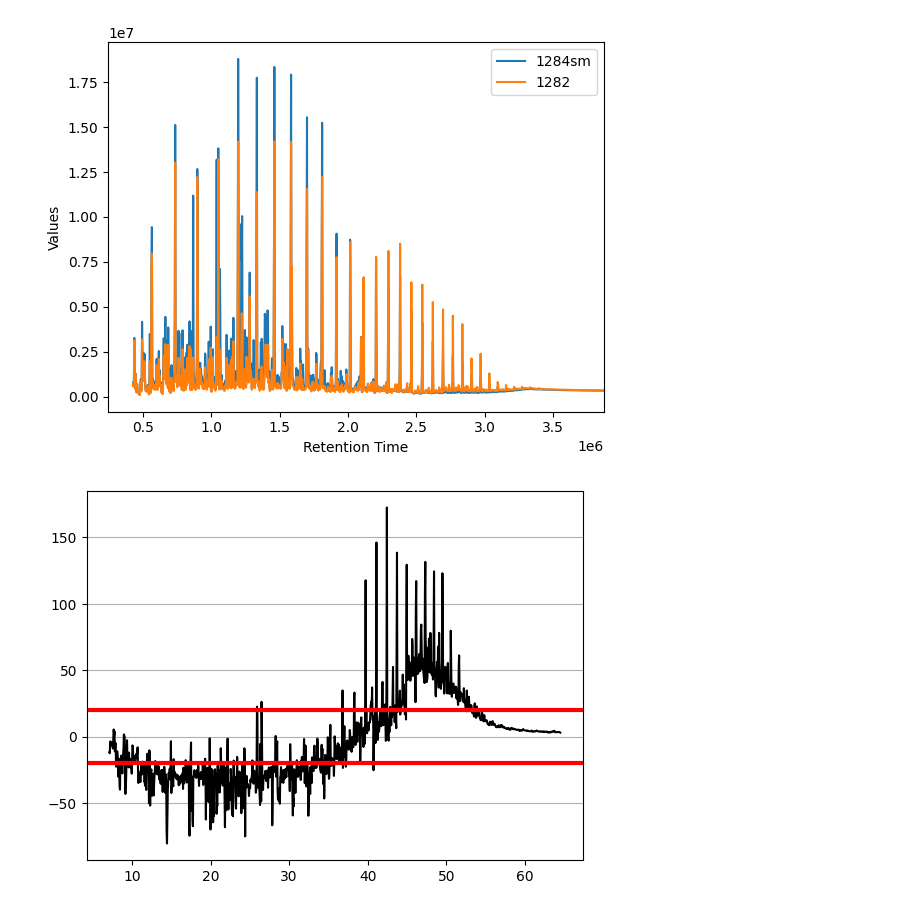
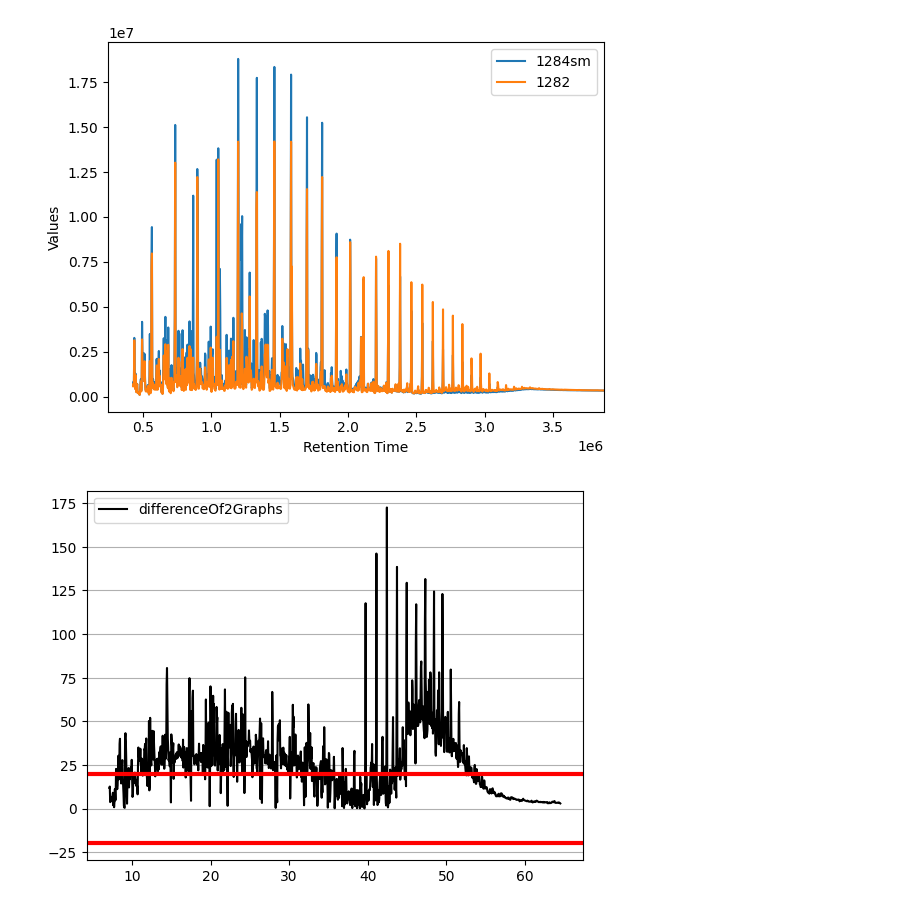
Before and after one commit to hazywho/Python, a Jupyter notebook: DrawAndDifferenciateGraph.ipynb, the cells around one changed output. Saved outputs shown, nothing was run; the diff lists cells and outputs as text; code cells hidden in the pictures.

```diff
--- a/DrawAndDifferenciateGraph.ipynb
+++ b/DrawAndDifferenciateGraph.ipynb
@@ -8,15 +8,15 @@ def closest(lst, K):
     return lst[min(range(len(lst)), key = lambda i: abs(lst[i]-K))]
 
 #function to draw graph
-def getNCalcGraph(fileName=[r"C:\Users\zanyi\OneDrive\Git hub\Python\1284sm.csv",r"C:\Users\zanyi\OneDrive\Git hub\Python\1282.csv"],
-                  savePosition=r"C:\Users\zanyi\OneDrive\Git hub\Python", saveas="testing.png", RoundDigit = 3):
+def getNCalcGraph(fileName=[r"C:\Users\zanyi\OneDrive\Git hub\Python\1284sm.csv",r"C:\Users\zanyi\OneDrive\Git hub\Python\1282.csv"],  #Can add extra files XD
+                  savePosition=r"C:\Users\zanyi\OneDrive\Git hub\Python", saveas="testing.png", RoundDigit = 3,IntensityColumn=1, retentionTimeColumn=0):
     fig, ax = plt.subplots()
     saves = []
     #repeat this loop until all file(name/directory up here^^^) is completed
     for names in fileName:
         df = pd.read_csv(names)
-        retentionTime = df.iloc[:,0].to_list() #get retention time of dataset
-        temp = retentionTime[0] #should not be important
+        retentionTime = df.iloc[:,retentionTimeColumn].to_list() #get retention time of dataset
+        temp = retentionTime[retentionTimeColumn] #should not be important
         rn  = 0  #should not be important
         summsIndex=[] #
         Rtime=[] #
@@ -29,7 +29,7 @@ def getNCalcGraph(fileName=[r"C:\Users\zanyi\OneDrive\Git hub\Python\1284sm.csv"
                 Rtime.append(temp)
                 summsIndex.append([last,i]) #the indexes of the segments of value (3000ms each rn)
                 last = i
-        Data = df.iloc[:,3].to_list() #get intensity data from csv
+        Data = df.iloc[:,IntensityColumn].to_list() #get intensity data from csv
         rsum=[] #sum of each 3000ms segment
         for segment in summsIndex:
             fsum=0
@@ -39,7 +39,7 @@ def getNCalcGraph(fileName=[r"C:\Users\zanyi\OneDrive\Git hub\Python\1284sm.csv"
             rsum.append(round(fsum,RoundDigit))
 
         #cut down the list until 245000 ms later
-        cutIndex = Rtime.index(closest(Rtime, 245000))
+        cutIndex = Rtime.index(closest(Rtime, 230000))
         cutx = list(Rtime[cutIndex :len(Rtime)-1])
         cuty = list(rsum[cutIndex:len(rsum)-1])
         ax.plot(cutx,cuty, label=f"{Path(names).stem}")
@@ -53,33 +53,57 @@ def getNCalcGraph(fileName=[r"C:\Users\zanyi\OneDrive\Git hub\Python\1284sm.csv"
     plt.savefig(savePosition + "/" + saveas) #save graph
     return [saves, cutx] #return intensity value & the retention time value
 
-def getDifference(saves,cutx): #get percentage difference from 2 graph & plot them
+
+
+
+
+#get percentage difference from 2 graph & plot them
+def getDifference(saves,cutx):
     log = [] #variable to take down percentage difference
-    diff = 0
     for ind in range(len(cutx)): #go through all values after 245000ms & calculate difference
-        diff=round(((saves[1][ind]-saves[0][ind])/saves[0][ind])*100,4)
-        log.append(diff) #store difference
-
-    plt.figure() #start plotting the difference
-
+        log.append(round((
+            abs(saves[1][ind]-saves[0][ind])/abs(saves[0][ind])
+            )*100,4))
+    fig, ax2 = plt.subplots() #start plotting the difference
+    fig, ax3 = plt.subplots()
     for ind,i in enumerate(cutx): #convert milisecond to minutes
         cutx[ind] = i/60000
 
-    plt.plot(cutx, log,color="Black")
-    plt.axhline(y = 20, color = 'red', linestyle = '-', linewidth = 3) #draw 20 line
-    plt.axhline(y = -20, color = 'red', linestyle = '-', linewidth = 3) #draw -20 line
-    plt.grid(axis='y') #draw grid
-    return log #return differance between 2 graphs
+
+    #calculating avrg part
+    Index30Min = cutx.index(closest(cutx,30)) #Get graph difference before 30 minute (index)
+    Index40Min = cutx.index(closest(cutx,40)) #get graph difference after 40 minute (index)
+    diffBefore30Min = log[0:Index30Min] #get list values of difference
+    diffAfter40Min = log[Index40Min:-1] #get list values of difference
+    d30a = sum(diffBefore30Min)/len(diffBefore30Min)
+    d40a = sum(diffAfter40Min)/len(diffAfter40Min)
+    ax3.plot(cutx[0:Index30Min], diffBefore30Min,color="Green", label = f"Avrg difference before 30 minutes ({d30a})") #plotting
+    ax3.plot(cutx[Index40Min:-1], diffAfter40Min,color="blue", label = f"Avrg difference after 40 minutes ({d40a})") #plotting
+    ax3.legend(
+        loc='upper center',
+        bbox_to_anchor=(0.5,1.2),
+        ncol = 6,
+        title = "Differences split",
+        fontsize = 9.4,
+        ) #plotting
+    print(f"difference after 40 minutes: {d30a}")
+    print(f"difference after 30 minutes: {d40a}") #change to 1 value
+
+
+
+    ax2.plot(cutx, log,color="Black", label="differenceOf2Graphs")
+    ax2.axhline(y = 20, color = 'red', linestyle = '-', linewidth = 3) #draw 20 line
+    ax2.axhline(y = -20, color = 'red', linestyle = '-', linewidth = 3) #draw -20 line
+    ax2.grid(axis='y') #draw grid
+    ax2.legend()
+    return log,diffBefore30Min,diffAfter40Min #return differance between 2 graphs
 
 getNCalcGraph([r"C:\Users\zanyi\OneDrive\Git hub\Python\1284sm.csv"])#show graph
 getNCalcGraph([r"C:\Users\zanyi\OneDrive\Git hub\Python\1282.csv"])#show graph
-l = getNCalcGraph()#show combined graph
-s = getDifference(l[0],l[1])#show percentage difference graph
-
-sum2 = 0
-for i in s:
-    sum2 += i
-print(sum2/len(l[1])) #show total graph difference
-
+#getNCalcGraph([r"C:\Users\zanyi\OneDrive\Git hub\Python\1283fid.csv"])#show graph(the other one)
+items, cutx = getNCalcGraph()#show combined graph
+log,diff30Minute,diff40Minute = getDifference(items,cutx)#show percentage difference graph
+totalAvrgdiff = sum(log)/len(log)
+print(f"Total avrg difference is: {totalAvrgdiff}")
 plt.show()
 # %% [output]
@@ -87,4 +113,4 @@ plt.show()
 [figure]
 [figure]
 [figure]
-[figure, old version]
+[figure, new version]
```
Also changed, not shown: parts of 2 cells of this notebook, 3 other files.
